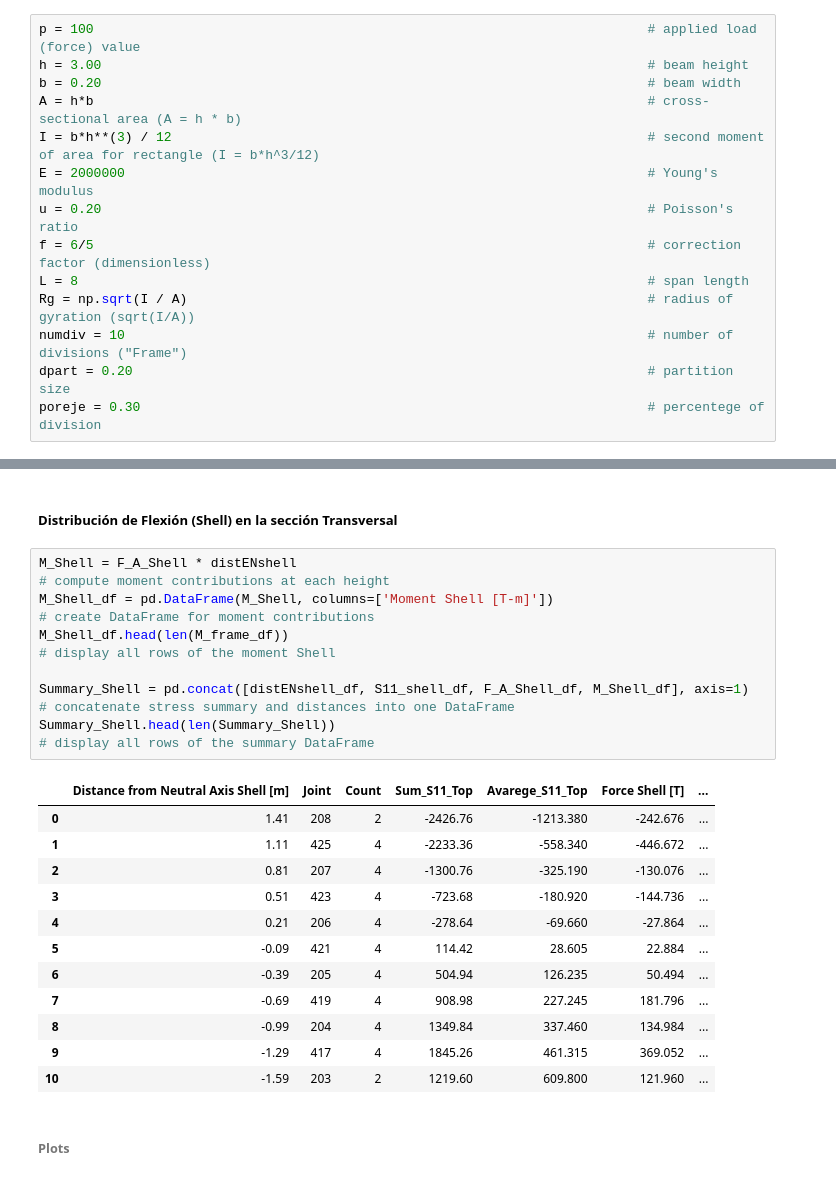
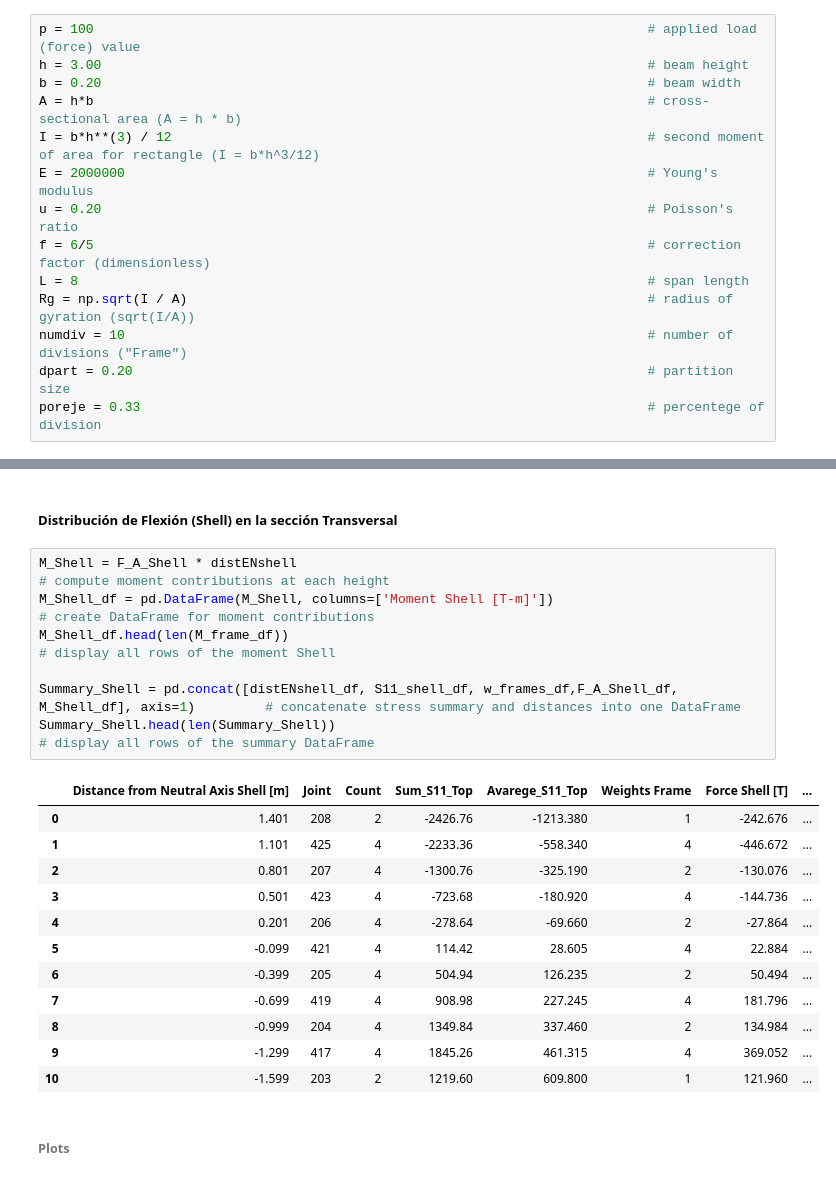
Before and after one commit to Normando1945/Repo_Computational_Methods, a Jupyter notebook: examples/Simple_FEM_processing.ipynb, the cells around one changed output, grey strips where cells are left out. Cells and saved outputs as stored; diff of their text form.

```diff
--- a/examples/Simple_FEM_processing.ipynb
+++ b/examples/Simple_FEM_processing.ipynb
@@ -46,7 +46,7 @@ L = 8                                                                         #
 Rg = np.sqrt(I / A)                                                           # radius of gyration (sqrt(I/A))
 numdiv = 10                                                                   # number of divisions ("Frame")
 dpart = 0.20                                                                  # partition size
-poreje = 0.30                                                                 # percentege of division
+poreje = 0.33                                                                 # percentege of division
 # %% [markdown]
 ### **Solución de Desplazamiento**
 
@@ -552,23 +552,23 @@ F_A_Shell_df.head(len(F_A_Shell_df))
 # %%
 M_Shell = F_A_Shell * distENshell                                                                   # compute moment contributions at each height
 M_Shell_df = pd.DataFrame(M_Shell, columns=['Moment Shell [T-m]'])                                  # create DataFrame for moment contributions
 M_Shell_df.head(len(M_frame_df))                                                                    # display all rows of the moment Shell
 
-Summary_Shell = pd.concat([distENshell_df, S11_shell_df, F_A_Shell_df, M_Shell_df], axis=1)         # concatenate stress summary and distances into one DataFrame
+Summary_Shell = pd.concat([distENshell_df, S11_shell_df, w_frames_df,F_A_Shell_df, M_Shell_df], axis=1)         # concatenate stress summary and distances into one DataFrame
 Summary_Shell.head(len(Summary_Shell))                                                              # display all rows of the summary DataFrame
 # %% [output]
-|  | Distance from Neutral Axis Shell [m] | Joint | Count | Sum_S11_Top | Avarege_S11_Top | Force Shell [T] | ... |
-| 0 | 1.41 | 208 | 2 | -2426.76 | -1213.380 | -242.676 | ... |
-| 1 | 1.11 | 425 | 4 | -2233.36 | -558.340 | -446.672 | ... |
-| 2 | 0.81 | 207 | 4 | -1300.76 | -325.190 | -130.076 | ... |
-| 3 | 0.51 | 423 | 4 | -723.68 | -180.920 | -144.736 | ... |
-| 4 | 0.21 | 206 | 4 | -278.64 | -69.660 | -27.864 | ... |
-| 5 | -0.09 | 421 | 4 | 114.42 | 28.605 | 22.884 | ... |
-| 6 | -0.39 | 205 | 4 | 504.94 | 126.235 | 50.494 | ... |
-| 7 | -0.69 | 419 | 4 | 908.98 | 227.245 | 181.796 | ... |
-| 8 | -0.99 | 204 | 4 | 1349.84 | 337.460 | 134.984 | ... |
-| 9 | -1.29 | 417 | 4 | 1845.26 | 461.315 | 369.052 | ... |
-| 10 | -1.59 | 203 | 2 | 1219.60 | 609.800 | 121.960 | ... |
+|  | Distance from Neutral Axis Shell [m] | Joint | Count | Sum_S11_Top | Avarege_S11_Top | Weights Frame | Force Shell [T] | ... |
+| 0 | 1.401 | 208 | 2 | -2426.76 | -1213.380 | 1 | -242.676 | ... |
+| 1 | 1.101 | 425 | 4 | -2233.36 | -558.340 | 4 | -446.672 | ... |
+| 2 | 0.801 | 207 | 4 | -1300.76 | -325.190 | 2 | -130.076 | ... |
+| 3 | 0.501 | 423 | 4 | -723.68 | -180.920 | 4 | -144.736 | ... |
+| 4 | 0.201 | 206 | 4 | -278.64 | -69.660 | 2 | -27.864 | ... |
+| 5 | -0.099 | 421 | 4 | 114.42 | 28.605 | 4 | 22.884 | ... |
+| 6 | -0.399 | 205 | 4 | 504.94 | 126.235 | 2 | 50.494 | ... |
+| 7 | -0.699 | 419 | 4 | 908.98 | 227.245 | 4 | 181.796 | ... |
+| 8 | -0.999 | 204 | 4 | 1349.84 | 337.460 | 2 | 134.984 | ... |
+| 9 | -1.299 | 417 | 4 | 1845.26 | 461.315 | 4 | 369.052 | ... |
+| 10 | -1.599 | 203 | 2 | 1219.60 | 609.800 | 1 | 121.960 | ... |
 # %% [markdown]
 ###### **Plots**
 # %% [markdown]
```
Also changed, not shown: parts of 2 cells of this notebook.
